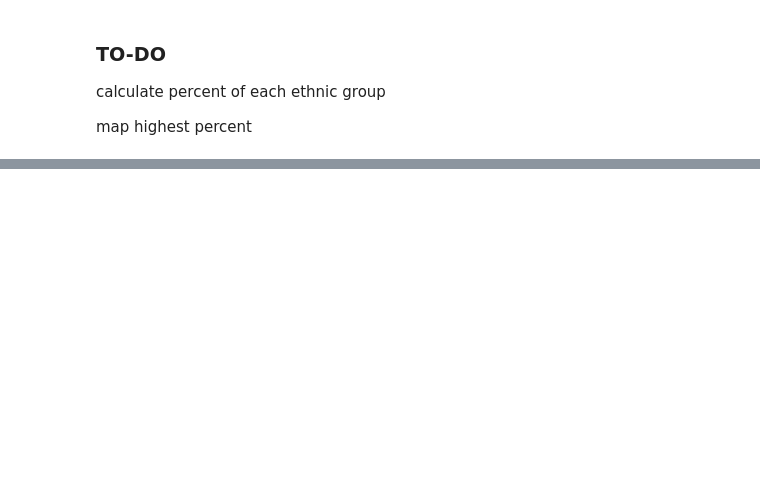
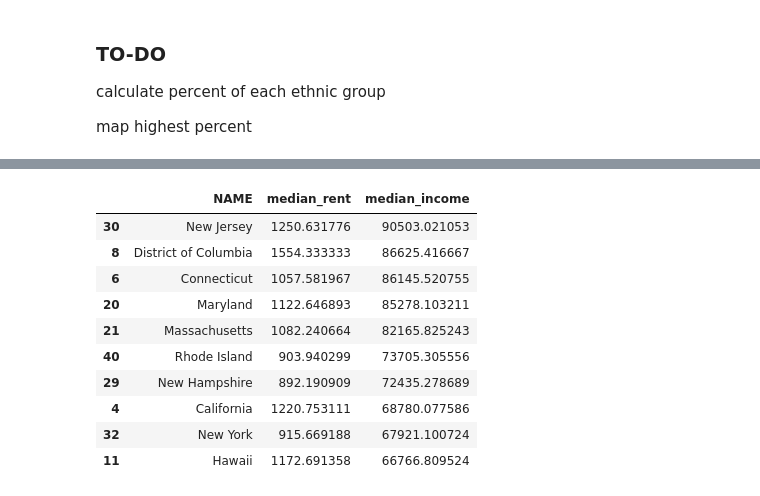
Before and after one commit to nadiiia/bumble_interview, a Jupyter notebook: Bumble_interview.ipynb, the cells around one changed output, grey strips where cells are left out. Saved outputs shown, nothing was run; the diff lists cells and outputs as text; code cells hidden in the pictures; blank space fills up the shorter version.

```diff
--- a/Bumble_interview.ipynb
+++ b/Bumble_interview.ipynb
@@ -321,0 +334,3 @@ map highest percent
+# %%
+#removeing geom column to keep data tidy
+centroids_all.drop(columns='geom',inplace = True)
@@ -321,0 +416,15 @@ map highest percent
+# %%
+#top 10
+rent_income.sort_values(by=['median_income','median_rent'], ascending=False).iloc[0:10]
+# %% [output]
+|  | NAME | median_rent | median_income |
+| 30 | New Jersey | 1250.631776 | 90503.021053 |
+| 8 | District of Columbia | 1554.333333 | 86625.416667 |
+| 6 | Connecticut | 1057.581967 | 86145.520755 |
+| 20 | Maryland | 1122.646893 | 85278.103211 |
+| 21 | Massachusetts | 1082.240664 | 82165.825243 |
+| 40 | Rhode Island | 903.940299 | 73705.305556 |
+| 29 | New Hampshire | 892.190909 | 72435.278689 |
+| 4 | California | 1220.753111 | 68780.077586 |
+| 32 | New York | 915.669188 | 67921.100724 |
+| 11 | Hawaii | 1172.691358 | 66766.809524 |
```
Also changed, not shown: parts of 34 cells of this notebook.
